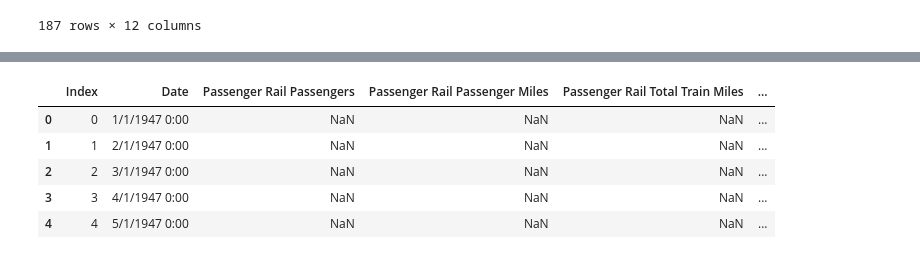
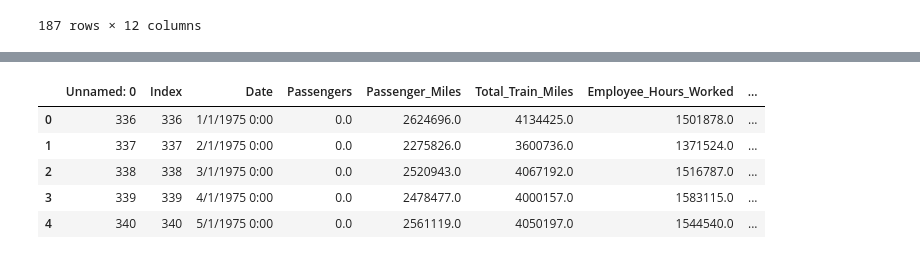
Before and after one commit to RBLevine/ETL-Project, a Jupyter notebook: Transportation.ipynb, the cells around one changed output, grey strips where cells are left out. Drawn from its saved outputs; the diff is of its cells as text; code cells hidden in the pictures.

```diff
--- a/Transportation.ipynb
+++ b/Transportation.ipynb
@@ -172,10 +187,10 @@ pers_spend_df.loc[pers_spend_df['Date']>='2010-1-1']
 # %%
-rail_df = pd.read_csv("ETL_CSV_Files/Rail.csv")
+rail_df = pd.read_csv("CSVCleanUp/Cleaned_Passenger_Rail.csv")
 rail_df.head()
 # %% [output]
-|  | Index | Date | Passenger Rail Passengers | Passenger Rail Passenger Miles | Passenger Rail Total Train Miles | ... |
-| 0 | 0 | 1/1/1947 0:00 | NaN | NaN | NaN | ... |
-| 1 | 1 | 2/1/1947 0:00 | NaN | NaN | NaN | ... |
-| 2 | 2 | 3/1/1947 0:00 | NaN | NaN | NaN | ... |
-| 3 | 3 | 4/1/1947 0:00 | NaN | NaN | NaN | ... |
-| 4 | 4 | 5/1/1947 0:00 | NaN | NaN | NaN | ... |
+|  | Unnamed: 0 | Index | Date | Passengers | Passenger_Miles | Total_Train_Miles | Employee_Hours_Worked | ... |
+| 0 | 336 | 336 | 1/1/1975 0:00 | 0.0 | 2624696.0 | 4134425.0 | 1501878.0 | ... |
+| 1 | 337 | 337 | 2/1/1975 0:00 | 0.0 | 2275826.0 | 3600736.0 | 1371524.0 | ... |
+| 2 | 338 | 338 | 3/1/1975 0:00 | 0.0 | 2520943.0 | 4067192.0 | 1516787.0 | ... |
+| 3 | 339 | 339 | 4/1/1975 0:00 | 0.0 | 2478477.0 | 4000157.0 | 1583115.0 | ... |
+| 4 | 340 | 340 | 5/1/1975 0:00 | 0.0 | 2561119.0 | 4050197.0 | 1544540.0 | ... |
```
Also changed, not shown: parts of 20 cells of this notebook, 1 other file.
